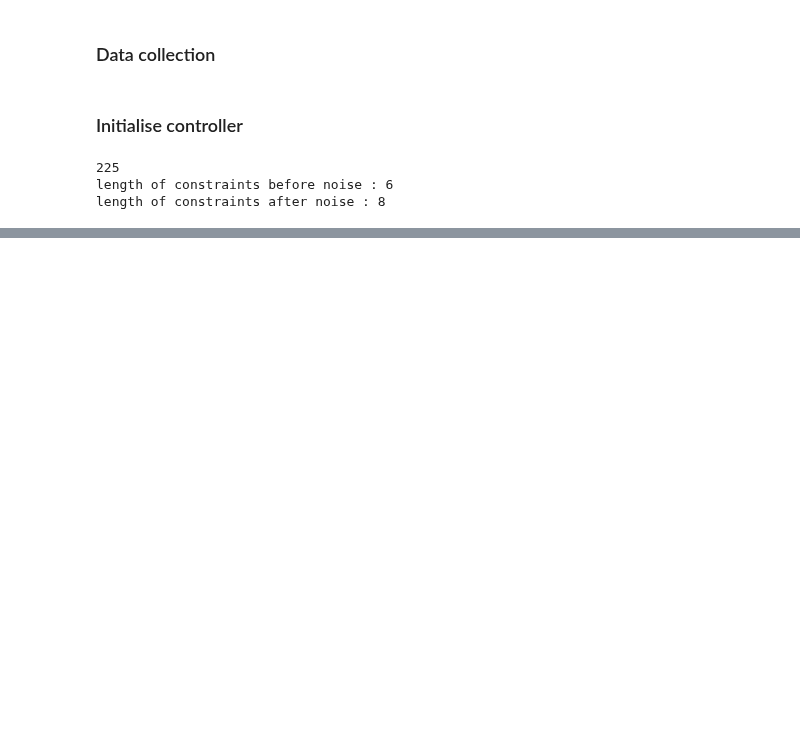
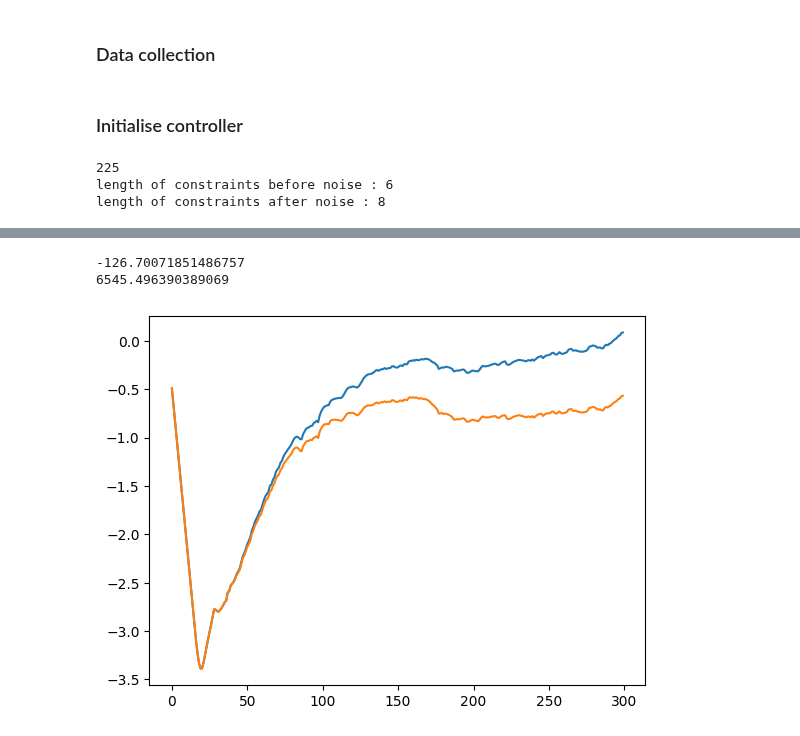
Before and after one commit to michael-cummins/DeePC-HUNT, a Jupyter notebook: examples/rocket.ipynb, the cells around one changed output, grey strips where cells are left out. Drawn from its saved outputs; the diff is of its cells as text; code cells hidden in the pictures; blank space fills up the shorter version.

```diff
--- a/examples/rocket.ipynb
+++ b/examples/rocket.ipynb
@@ -302,0 +333,12 @@ reals : (575, 6), torch : (575, 6)
+# %%
+print(min(torch_states[:,5]/real_states[:,5]))
+print(max(torch_states[:,5]/real_states[:,5]))
+# %% [output]
+-126.70071851486757
+6545.496390389069
+# %%
+plt.plot(T, real_states[:,3], label='Sim')
+plt.plot(T, torch_states[:,3], label='Torch model')
+plt.show()
+# %% [output]
+[figure, added]
```
Also changed, not shown: parts of 7 cells of this notebook, 3 other files.
